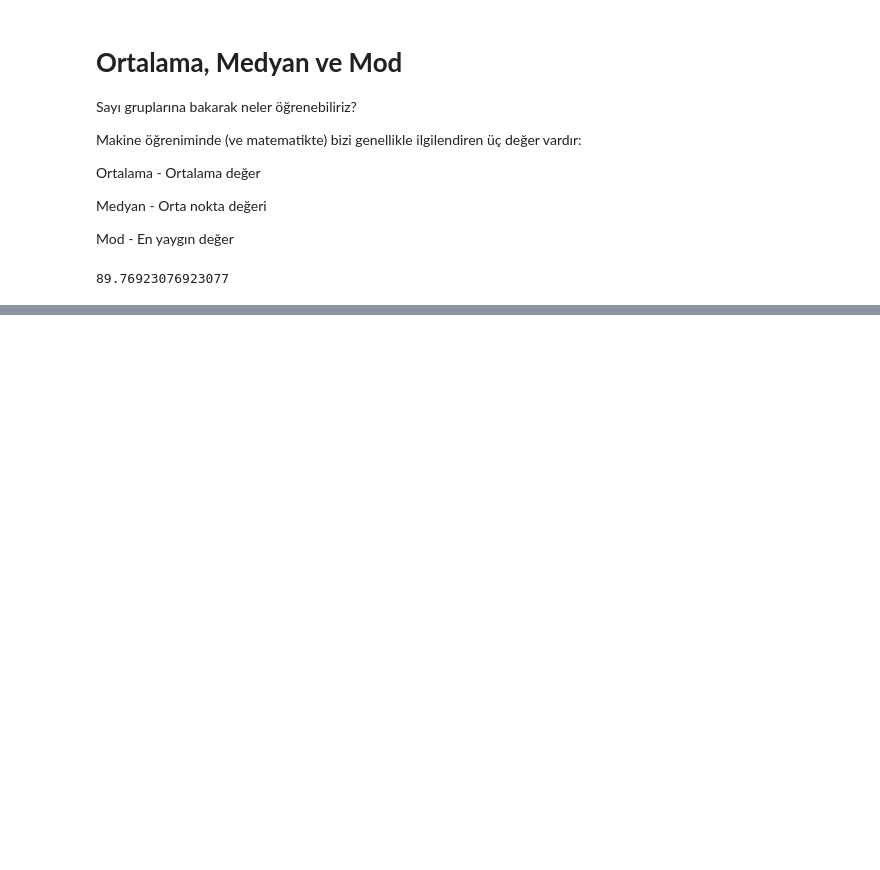
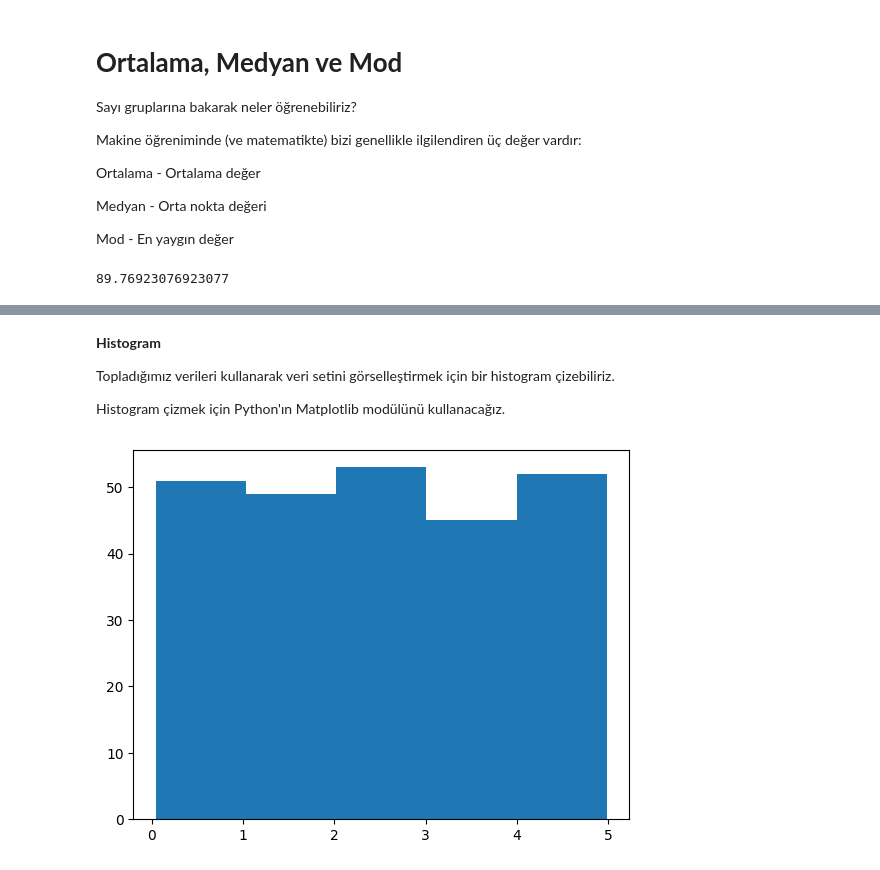
Before and after one commit to azem46/Python_Codlab_Handbook, a Jupyter notebook: Python_Ders_15_Machine_Learn_1.ipynb, the cells around one changed output, grey strips where cells are left out. Drawn from its saved outputs; the diff is of its cells as text; code cells hidden in the pictures; blank space fills up the shorter version.

```diff
--- a/Python_Ders_15_Machine_Learn_1.ipynb
+++ b/Python_Ders_15_Machine_Learn_1.ipynb
@@ -65,0 +291,16 @@ print(x)
+# %% [markdown]
+**Histogram**
+
+Topladığımız verileri kullanarak veri setini görselleştirmek için bir histogram çizebiliriz.
+
+Histogram çizmek için Python'ın Matplotlib modülünü kullanacağız.
+# %%
+#import numpy
+import matplotlib.pyplot as plt
+
+x = numpy.random.uniform(0.0, 5.0, 250)
+
+plt.hist(x, 5)
+plt.show()
+# %% [output]
+[figure, added]
```
Also changed, not shown: parts of 58 cells of this notebook.
